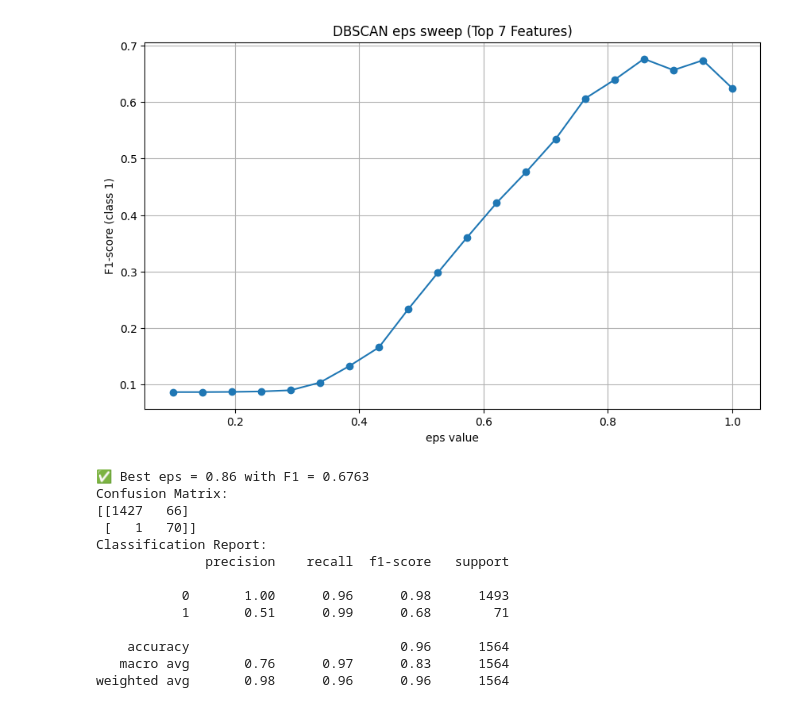
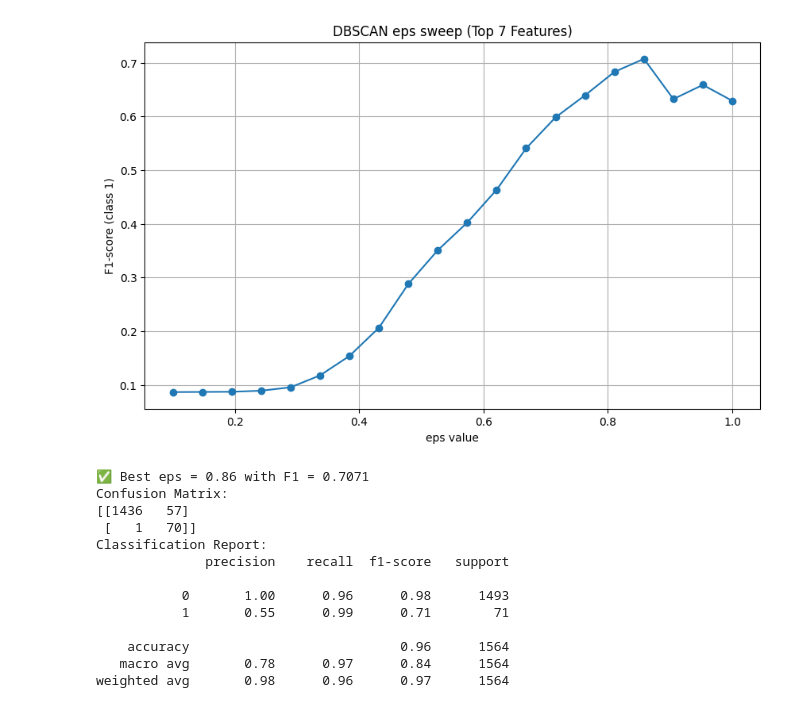
Before and after one commit to berkeayyildizli/ENS_Graduation_Project, a Jupyter notebook: NEWdbscanTopFeatures.ipynb, the cells around one changed output. Drawn from its saved outputs; the diff is of its cells as text; code cells hidden in the pictures.

```diff
--- a/NEWdbscanTopFeatures.ipynb
+++ b/NEWdbscanTopFeatures.ipynb
@@ -9,7 +9,7 @@ import matplotlib.pyplot as plt
 
 # === Step 1: Load data with selected features ===
 df = pd.read_csv("labeled_thermal_features.csv")
-top_features = ["IQR", "Std_Temp", "Q1", "Min_Temp", "Median_Temp", "Skewness", "Kurtosis"]
+top_features = ["IQR", "Std_Temp", "Q1", "Min_Temp", "Median_Temp", "Skewness"]
 X = df[top_features]
 y_true = df["Porosity Label"]
 frame_names = df["Frame"].astype(str)
@@ -34,44 +34,44 @@ for eps in eps_values:
 
 # === Step 4: Plot ===
 plt.figure(figsize=(10, 6))
 plt.plot(eps_values, f1_scores, marker='o')
 plt.xlabel("eps value")
 plt.ylabel("F1-score (class 1)")
 plt.title("DBSCAN eps sweep (Top 7 Features)")
 plt.grid(True)
 plt.show()
 
 # === Step 5: Final model with best eps ===
 best_eps = eps_values[np.argmax(f1_scores)]
 dbscan = DBSCAN(eps=best_eps, min_samples=5)
 labels = dbscan.fit_predict(X_scaled)
 anomaly_preds = (labels == -1).astype(int)
 
 # === Step 6: Save + Evaluate ===
 results = pd.DataFrame({
     "Frame": frame_names,
     "True Label": y_true,
     "Predicted (Anomaly)": anomaly_preds
 })
 results.to_csv("dbscan_top7_features_results.csv", index=False)
 
 print(f"\n✅ Best eps = {best_eps:.2f} with F1 = {max(f1_scores):.4f}")
 print("Confusion Matrix:")
 print(confusion_matrix(y_true, anomaly_preds))
 print("Classification Report:")
 print(classification_report(y_true, anomaly_preds))
 # %% [output]
-[figure, old version]
+[figure, new version]
-✅ Best eps = 0.86 with F1 = 0.6763
+✅ Best eps = 0.86 with F1 = 0.7071
 Confusion Matrix:
-[[1427   66]
+[[1436   57]
  [   1   70]]
 Classification Report:
               precision    recall  f1-score   support
 
            0       1.00      0.96      0.98      1493
-           1       0.51      0.99      0.68        71
+           1       0.55      0.99      0.71        71
 
     accuracy                           0.96      1564
-   macro avg       0.76      0.97      0.83      1564
-weighted avg       0.98      0.96      0.96      1564
+   macro avg       0.78      0.97      0.84      1564
+weighted avg       0.98      0.96      0.97      1564
```
Also changed, not shown: 11 other files.
